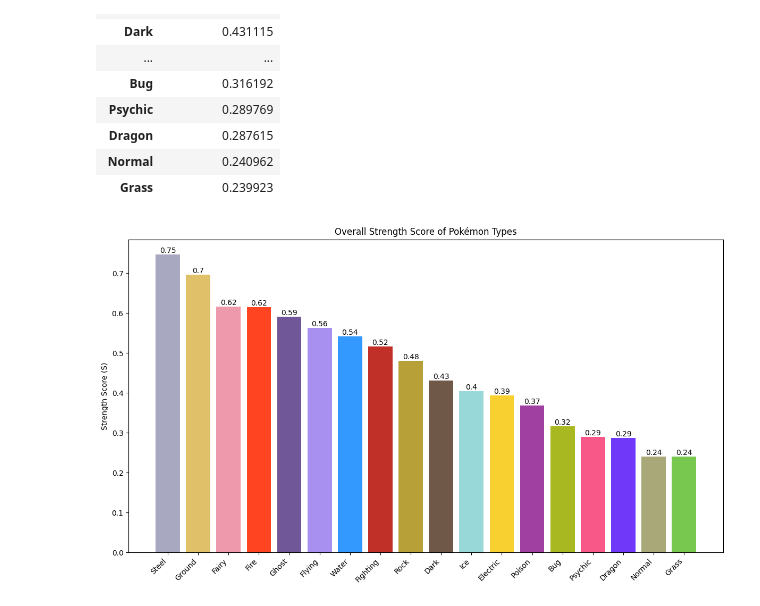
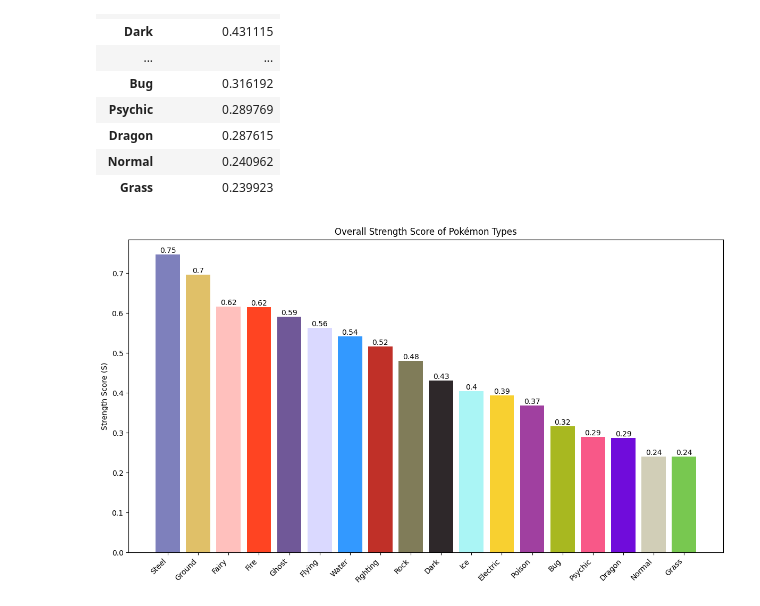
Before and after one commit to Teejardni/pokemon-data-analysis, a Jupyter notebook: PokemonTyping.ipynb, the cells around one changed output. Cells and saved outputs as stored; diff of their text form; code cells hidden in the pictures.

```diff
--- a/PokemonTyping.ipynb
+++ b/PokemonTyping.ipynb
@@ -185,38 +185,38 @@ S_df_sorted
 # %%
 plt.figure(figsize=(12, 7))
 
 colors = [
-    '#a8a8c0',
-    '#e0c068',
-    '#ee99ac',
-    '#ff4422',
-    '#705898',
-    '#a890f0',
-    '#3399ff',
-    '#c03028',
-    '#b8a038',
-    '#705848',
-    '#98d8d8',
-    '#f8d030',
-    '#a040a0',
-    '#a8b820',
-    '#f85888',
-    '#7038f8',
-    '#a8a878',
-    '#78c850',
+    '#7e80bc',  #Steel
+    '#e0c068',  #Ground
+    '#ffc0bd',  #Fairy
+    '#ff4422',  #Fire
+    '#705898',  #Ghost
+    '#dad9ff',  #Flying
+    '#3399ff',  #Water
+    '#c03028',  #Fighting
+    '#807c59',  #Rock
+    '#2E282A',  #Dark
+    '#aaf5f5',  #Ice
+    '#f8d030',  #Electric
+    '#a040a0',  #Poison
+    '#a8b820',  #Bug
+    '#f85888',  #Psychic
+    '#700cdb',  #Dragon
+    '#d1ceb7',  #Normal
+    '#78c850',  #Grass
 ]
 
 
 bars = plt.bar(S_df_sorted.index, S_df_sorted["Strength Score (S)"], color=colors)
 plt.xticks(rotation=45, ha='right')
 plt.ylabel("Strength Score (S)")
 plt.title("Overall Strength Score of Pokémon Types")
 
 for bar in bars:
     yval = bar.get_height()
     plt.text(bar.get_x() + bar.get_width()/2, yval, round(yval, 2), ha='center', va='bottom')
 
 plt.tight_layout()
 plt.show()
 # %% [output]
-[figure, old version]
+[figure, new version]
```
